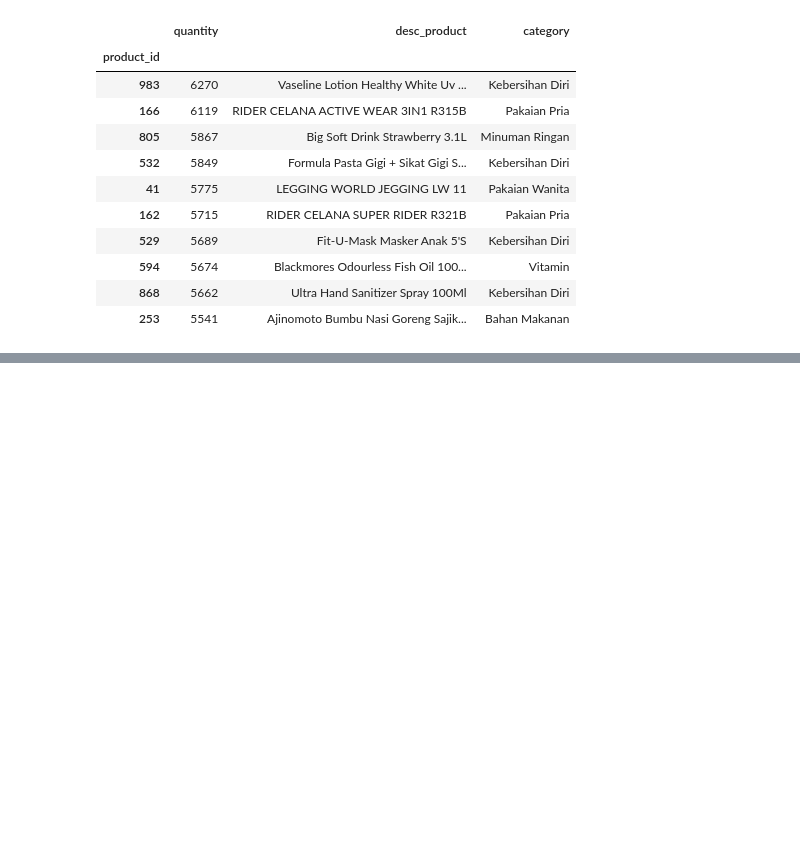
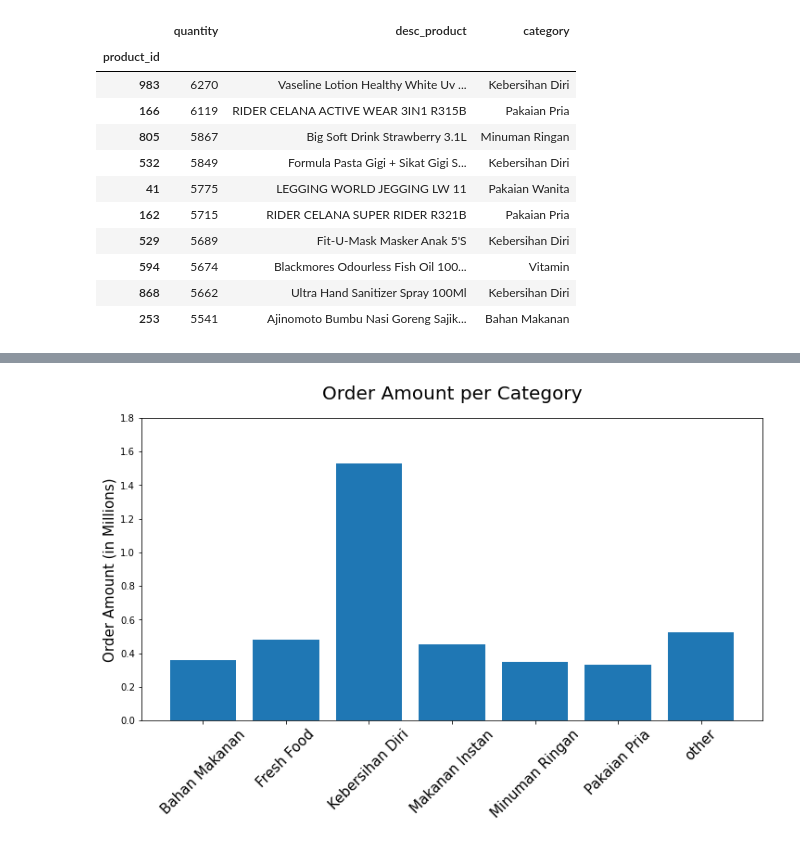
Before and after one commit to rfajri27/Ekploring_E_Commerce_Data, a Jupyter notebook: exploring_e_commerce_data.ipynb, the cells around one changed output, grey strips where cells are left out. Saved outputs shown, nothing was run; the diff lists cells and outputs as text; code cells hidden in the pictures; blank space fills up the shorter version.

```diff
--- a/exploring_e_commerce_data.ipynb
+++ b/exploring_e_commerce_data.ipynb
@@ -370,13 +433,13 @@ produk_terlaris_df = order_detail_df.groupby('product_id').agg({
 })
 produk_terlaris_df = produk_terlaris_df.sort_values('quantity', ascending=False)
 
-id_produk_terlaris = np.array(produk_terlaris_df.head(10).index)
+id_produk_terlaris = np.array(produk_terlaris_df.index)
 
 index_filter = product_df['product_id'].isin(id_produk_terlaris)
 produk_terlaris = product_df.loc[index_filter, 'product_id':'category'].reset_index(drop=True)
 
-produk_terlaris = produk_terlaris_df.head(10).join(produk_terlaris.set_index('product_id'))
-produk_terlaris
+produk_terlaris = produk_terlaris_df.join(produk_terlaris.set_index('product_id'))
+produk_terlaris.head(10)
 # %% [output]
 |  | quantity | desc_product | category |
 | product_id |  |  |  |
@@ -392,0 +458,5 @@ produk_terlaris
+# %%
+sum_order_per_kategori = produk_terlaris
+sum_order_per_kategori['top_category'] = sum_order_per_kategori['category'].apply(lambda x: x if (x in top_kategori['category'].to_list()) else 'other')
+sum_order_per_kategori = produk_terlaris.groupby('top_category')['quantity'].sum().reset_index()
+sum_order_per_kategori
@@ -392,0 +472,13 @@ produk_terlaris
+# %%
+plt.figure(figsize=(12, 6))
+plt.bar(sum_order_per_kategori['top_category'],
+        sum_order_per_kategori['quantity'])
+plt.xticks(rotation=45, fontsize=15)
+labels, locations = plt.yticks()
+plt.yticks(labels, (labels/1000000).astype(float))
+plt.title("Order Amount per Category", loc='center', fontsize=20, pad=20)
+plt.ylabel("Order Amount (in Millions)", fontsize=15)
+plt.savefig('images/order_amount_category.png')
+plt.show()
+# %% [output]
+[figure, added]
```
Also changed, not shown: parts of 12 cells of this notebook, 1 other file.
